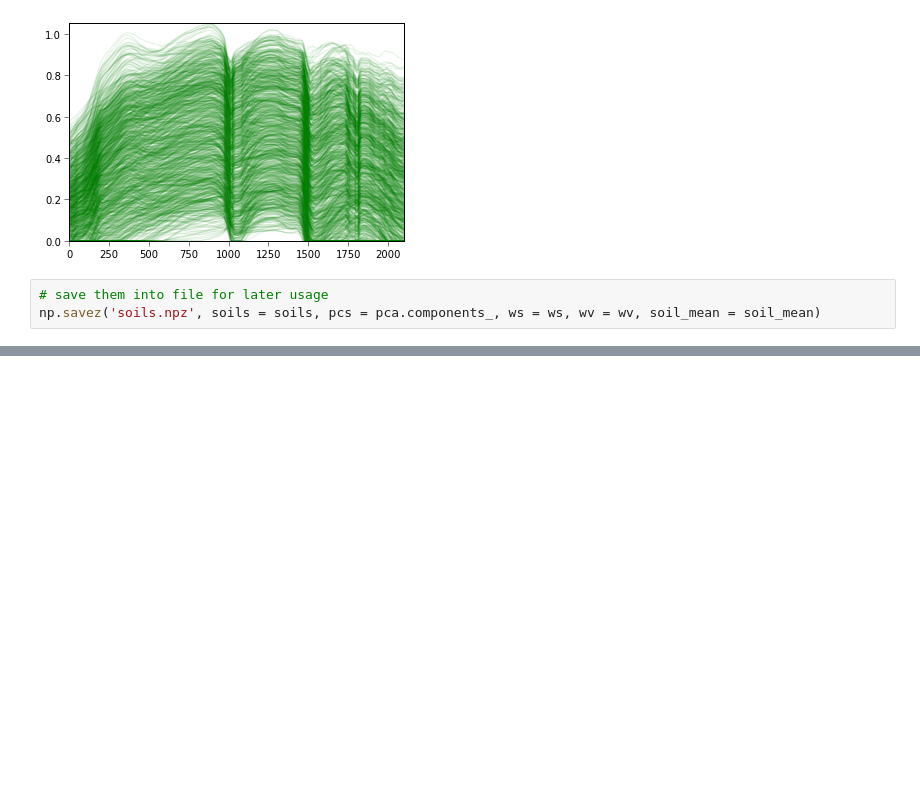
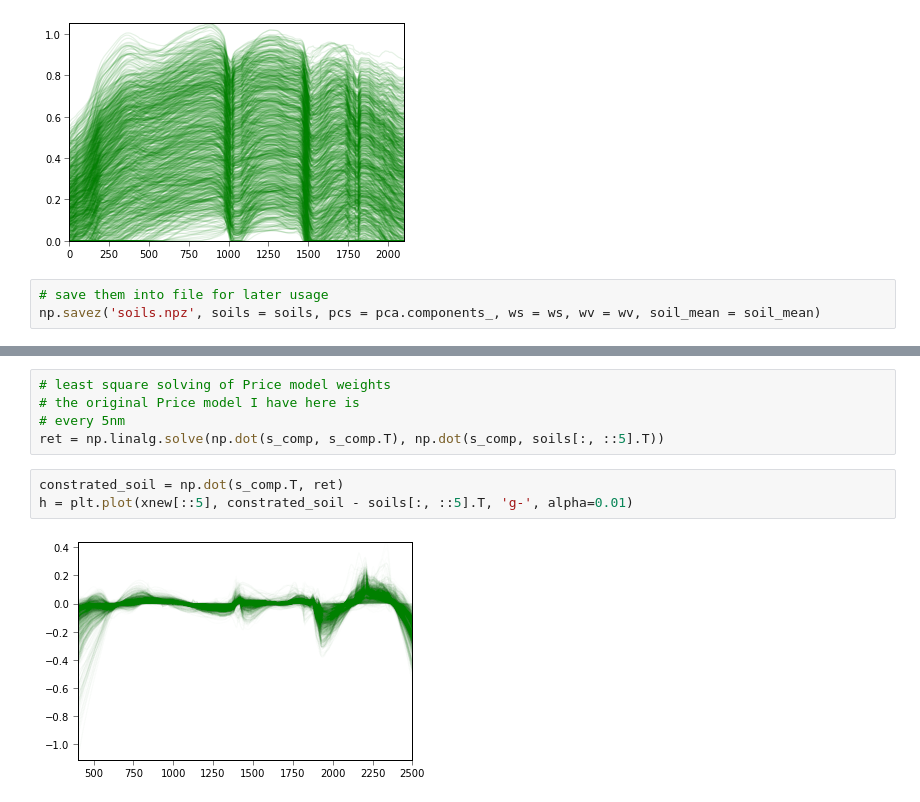
Before and after one commit to MarcYin/Soils, a Jupyter notebook: Soils.ipynb, the cells around one changed output, grey strips where cells are left out. Drawn from its saved outputs; the diff is of its cells as text; blank space fills up the shorter version.

```diff
--- a/Soils.ipynb
+++ b/Soils.ipynb
@@ -345,0 +383,10 @@ np.savez('soils.npz', soils = soils, pcs = pca.components_, ws = ws, wv = wv, so
+# %%
+# least square solving of Price model weights
+# the original Price model I have here is
+# every 5nm
+ret = np.linalg.solve(np.dot(s_comp, s_comp.T), np.dot(s_comp, soils[:, ::5].T))
+# %%
+constrated_soil = np.dot(s_comp.T, ret)
+h = plt.plot(xnew[::5], constrated_soil - soils[:, ::5].T, 'g-', alpha=0.01)
+# %% [output]
+[figure, added]
```
Also changed, not shown: parts of 11 cells of this notebook.
